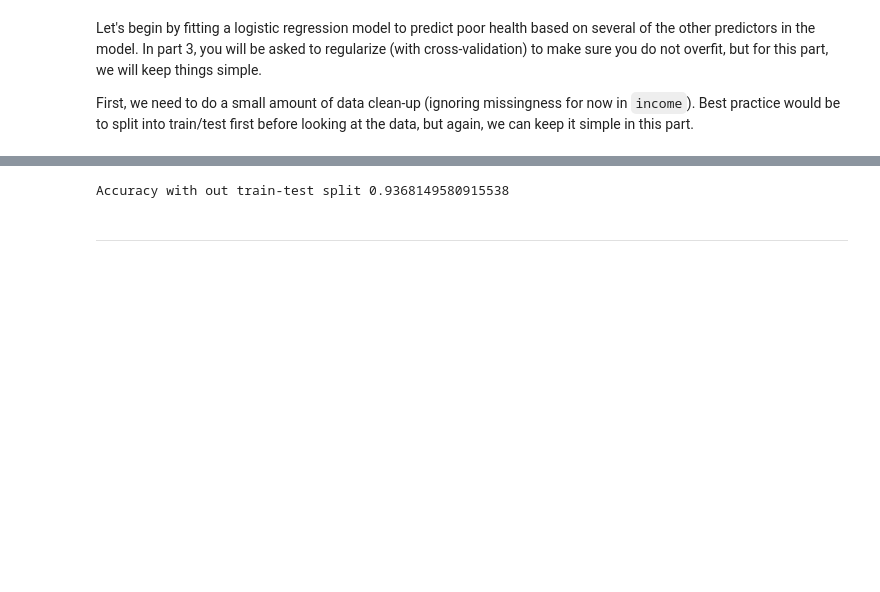
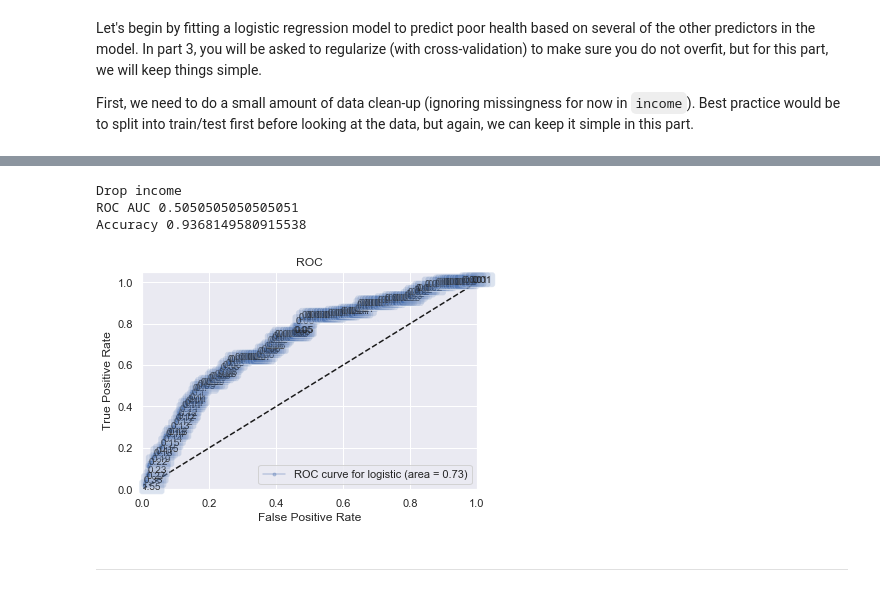
Before and after one commit to HSOFEUP/data-clinics, a Jupyter notebook: Clinic3/Clinic3_BlazejDolicki.ipynb, the cells around one changed output, grey strips where cells are left out. Saved outputs shown, nothing was run; the diff lists cells and outputs as text; code cells hidden in the pictures; blank space fills up the shorter version.

```diff
--- a/Clinic3/Clinic3_BlazejDolicki.ipynb
+++ b/Clinic3/Clinic3_BlazejDolicki.ipynb
@@ -113,10 +176,18 @@ y = gssdata["poorhealth"]
 # %%
 from sklearn.linear_model import LogisticRegression
 logreg = LogisticRegression(C=1000000)
 logreg.fit(X,y)
-print("Accuracy with out train-test split",logreg.score(X,y))
+y_preds = logreg.predict(X)
+
+print('Drop income')
+print('ROC AUC',roc_auc_score(y, y_preds))
+print('Accuracy',accuracy_score(y,y_preds))
+ax=make_roc("logistic",logreg, y, X, labe=4, skip=0)
 # %% [output]
-Accuracy with out train-test split 0.9368149580915538
+Drop income
+ROC AUC 0.5050505050505051
+Accuracy 0.9368149580915538
+[figure, added]
 # %% [markdown]
 ---
 # %% [markdown]
```
Also changed, not shown: parts of 39 cells of this notebook, 1 other file.
